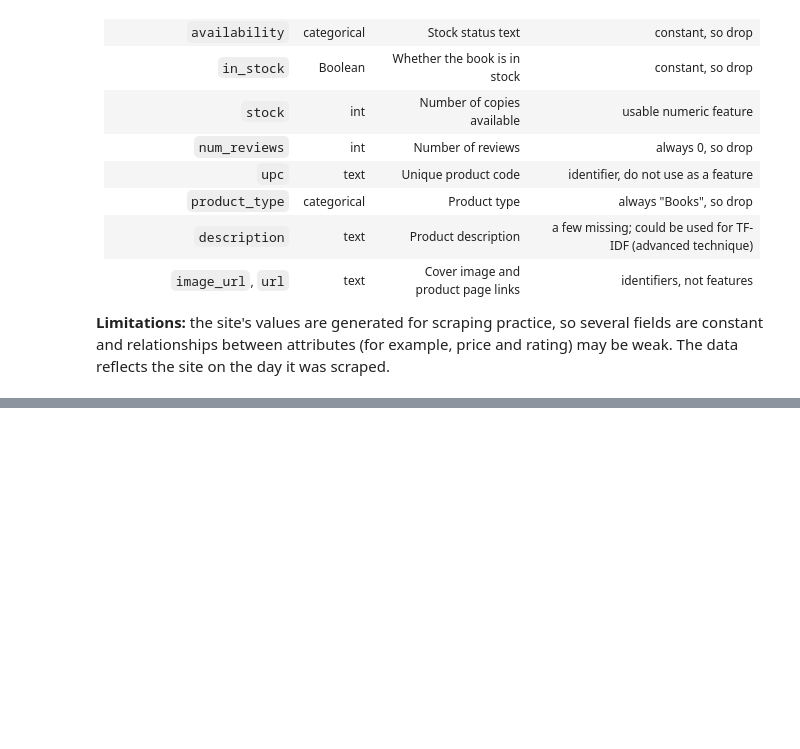
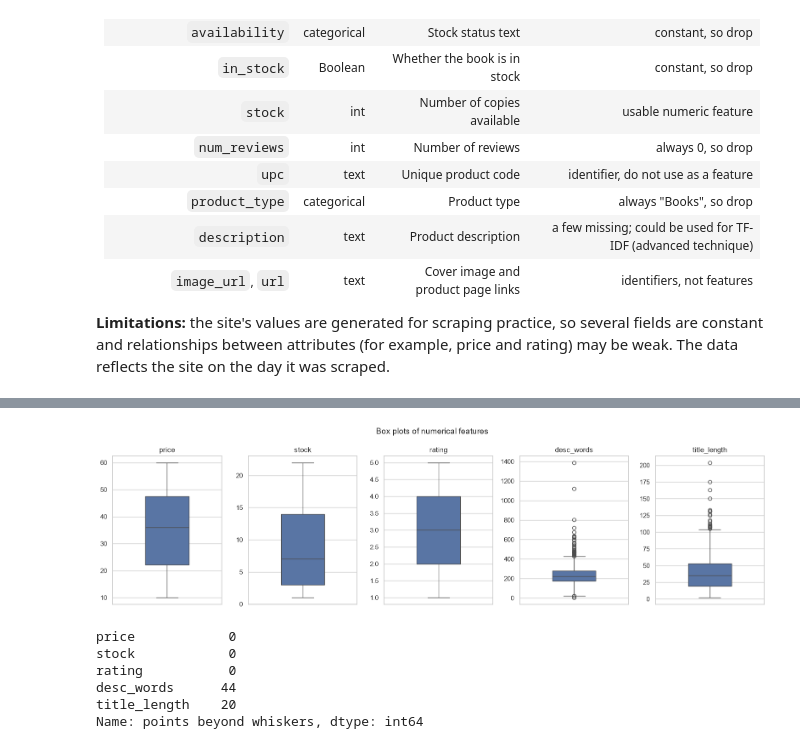
Before and after one commit to Sufwan499/E-CommerceProject_L250035, a Jupyter notebook: PFAI_Project_25L_0035.ipynb, the cells around one changed output, grey strips where cells are left out. Cells and saved outputs as stored; diff of their text form; code cells hidden in the pictures; blank space fills up the shorter version.

```diff
--- a/PFAI_Project_25L_0035.ipynb
+++ b/PFAI_Project_25L_0035.ipynb
@@ -533,0 +719,26 @@ Name: count, dtype: int64
+# %%
+fig, axes = plt.subplots(1, len(num_cols), figsize=(16, 4.5))
+for ax, col in zip(axes, num_cols):
+    sns.boxplot(y=df[col], ax=ax, width=0.4)
+    ax.set_title(col)
+    ax.set_ylabel("")
+fig.suptitle("Box plots of numerical features", fontsize=14)
+fig.tight_layout()
+save(fig, "02_boxplots")
+plt.show()
+
+# Count points outside the whiskers for each feature (IQR rule)
+def iqr_outliers(s):
+    q1, q3 = s.quantile([0.25, 0.75])
+    iqr = q3 - q1
+    return ((s < q1 - 1.5 * iqr) | (s > q3 + 1.5 * iqr)).sum()
+
+pd.Series({c: iqr_outliers(df[c]) for c in num_cols}, name="points beyond whiskers")
+# %% [output]
+[figure, added]
+price            0
+stock            0
+rating           0
+desc_words      44
+title_length    20
+Name: points beyond whiskers, dtype: int64
```
Also changed, not shown: parts of 36 cells of this notebook.
